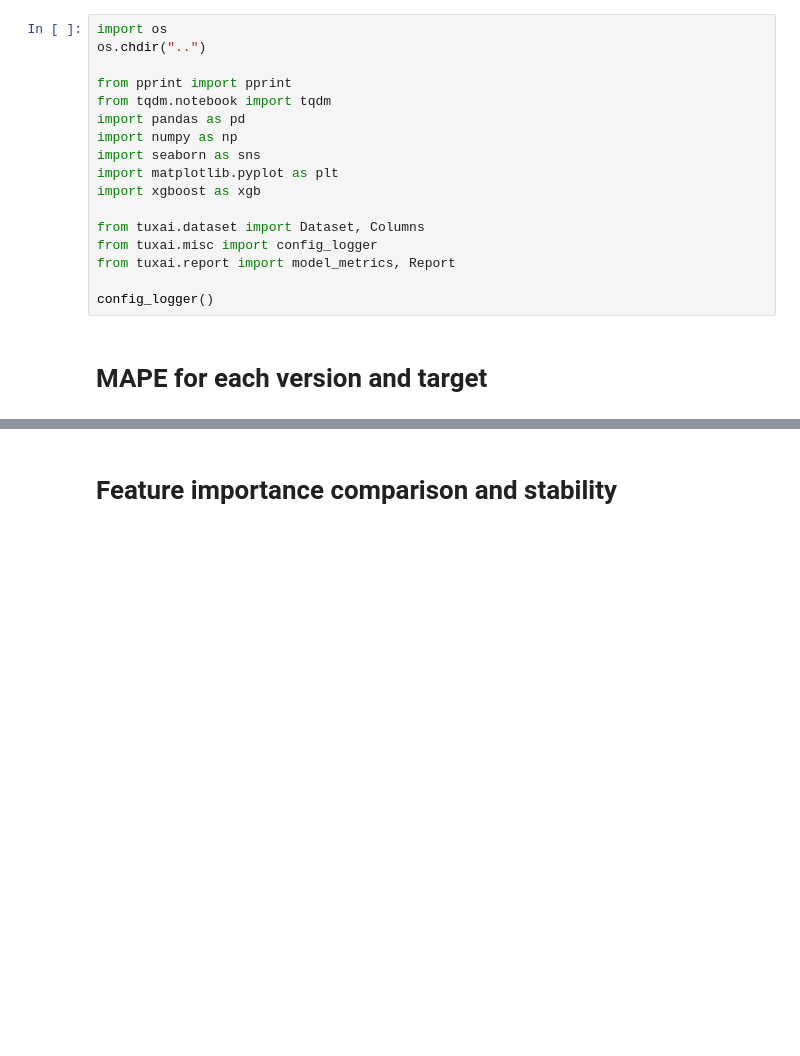
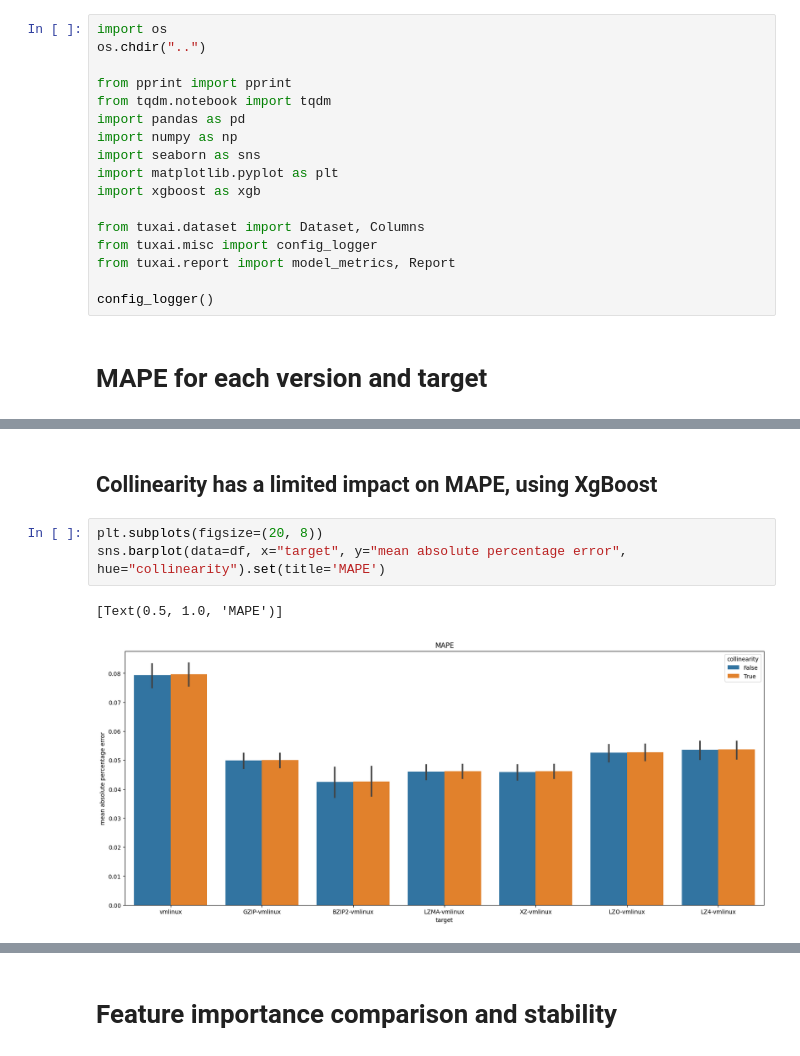
Before and after one commit to TuxML/tuxai, a Jupyter notebook: notebooks/2022_12_13.ipynb, the cells around one changed output, grey strips where cells are left out. Cells and saved outputs as stored; diff of their text form; blank space fills up the shorter version.

```diff
--- a/notebooks/2022_12_13.ipynb
+++ b/notebooks/2022_12_13.ipynb
@@ -59,0 +84,8 @@ sns.barplot(data=df, x="version", y="mean absolute percentage error", hue="targe
+# %% [markdown]
+## Collinearity has a limited impact on MAPE, using XgBoost
+# %%
+plt.subplots(figsize=(20, 8))
+sns.barplot(data=df, x="target", y="mean absolute percentage error", hue="collinearity").set(title='MAPE')
+# %% [output]
+[Text(0.5, 1.0, 'MAPE')]
+[figure, added]
```
Also changed, not shown: parts of 20 cells of this notebook, 3 other files.
